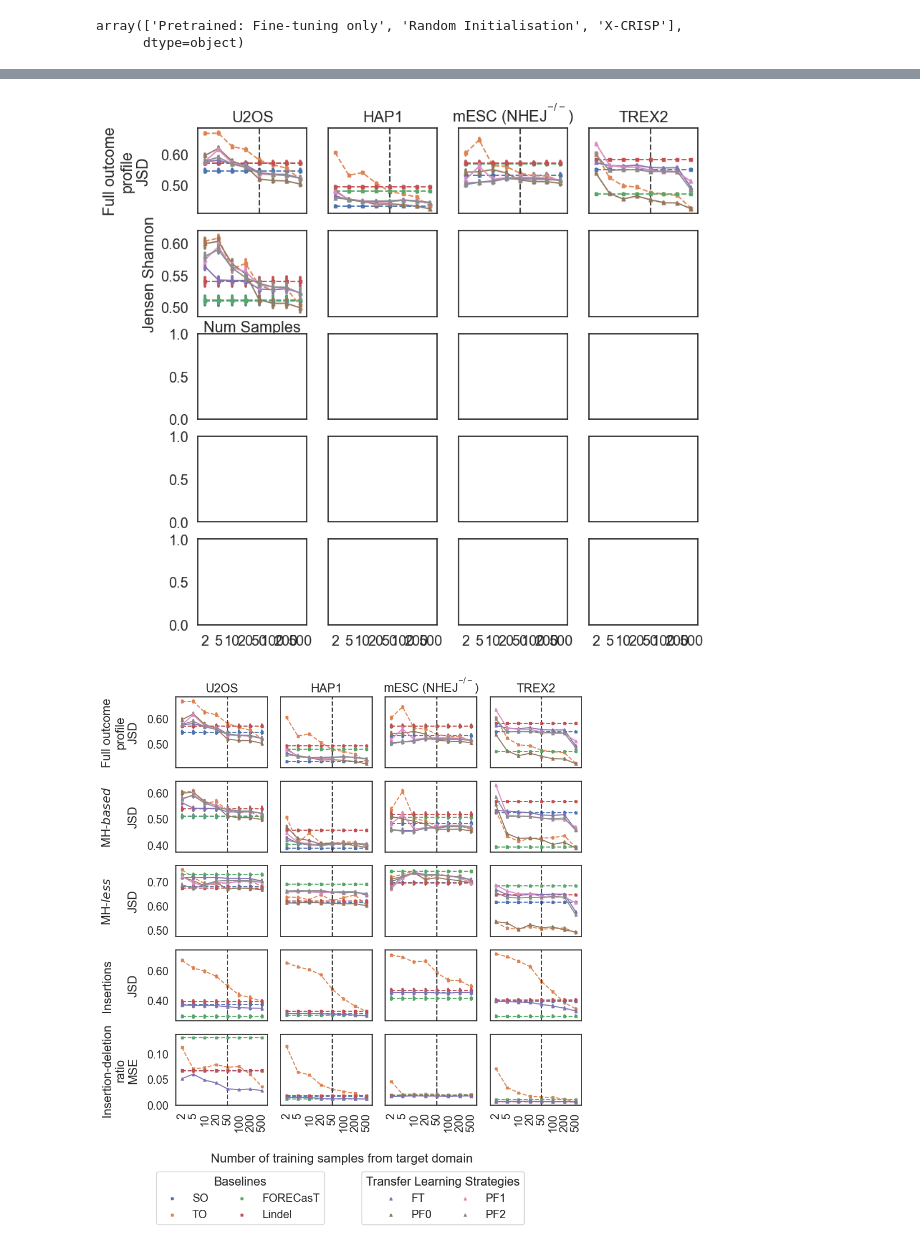
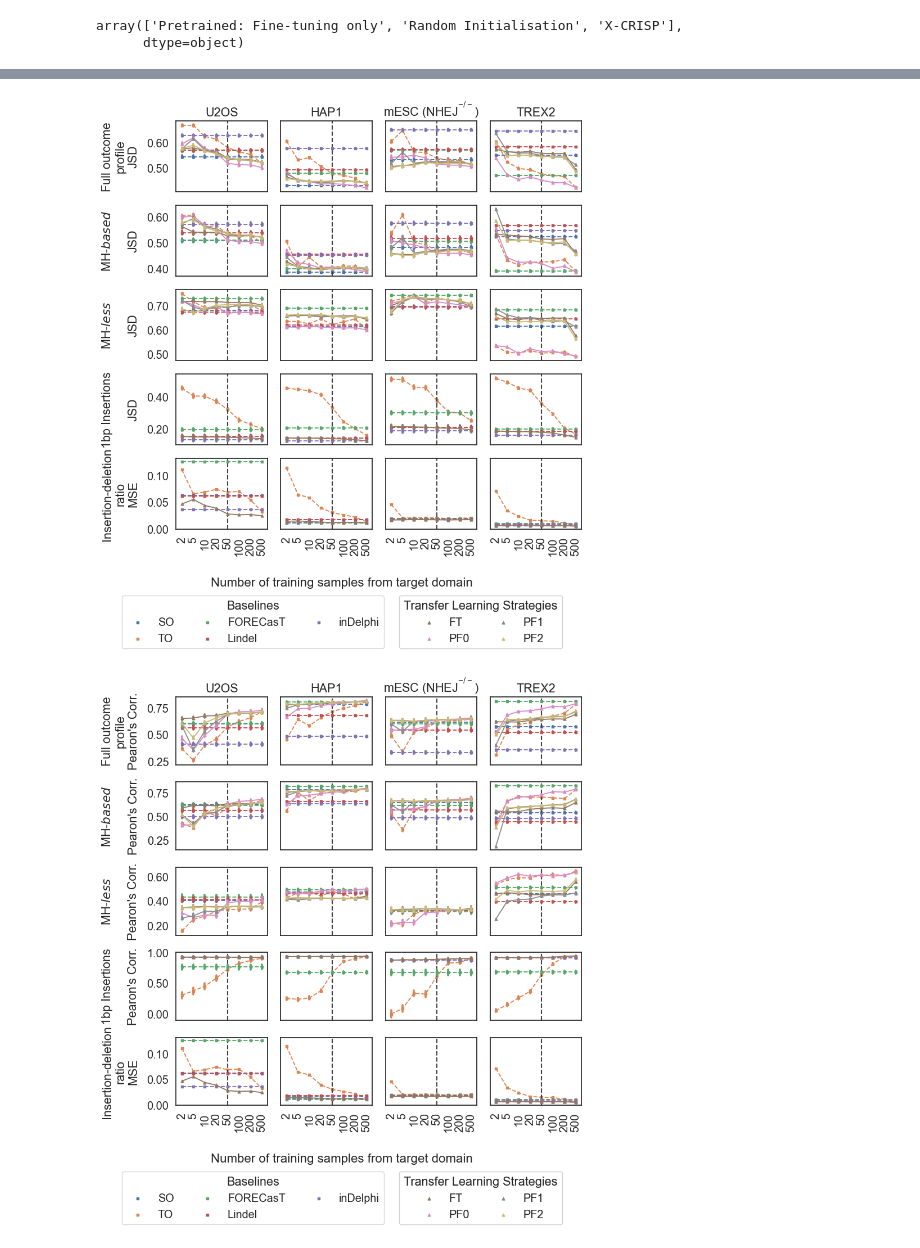
Before and after one commit to zouter/XCRISP, a Jupyter notebook: notebooks/figures/4.transfer_learning.ipynb, the cells around one changed output, grey strips where cells are left out. Cells and saved outputs as stored; diff of their text form; code cells hidden in the pictures.

```diff
--- a/notebooks/figures/4.transfer_learning.ipynb
+++ b/notebooks/figures/4.transfer_learning.ipynb
@@ -39,7 +39,13 @@ def plot_transfer_learning(measurement, what="overall", labels=common_labels):
         "corr": "Pearson's Correlation",
         "kl_div": "KL Divergence",
         "mse": "Mean Squared Error",
-        "js": "Jensen Shannon"
+        "js": "Jensen Shannon",
+        "Deletion": "Deletion",
+        "1BP Deletion": "1BP Deletion",
+        "1BP Insertion": "1BP Insertion",
+        "1BP Frameshift": "1BP Frameshift",
+        "2BP Frameshift": "2BP Frameshift",
+        "Frameshift": "Frameshift"
     }
     d = []
     # for k in file_mapping.keys():
@@ -262,6 +275,7 @@ common_labels = {
     "baseline": "TO",
     "FORECasT": "FORECasT",
     "Lindel": "Lindel",
+    "inDelphi": "inDelphi",
     "pretrainedsamearch": "FT",
     "weightinit": "PF0",
     "pretrainedonefrozenlayer": "PF1",
@@ -273,6 +287,7 @@ insertion_labels = {
     "CRISPRedict": "SO",
     "FORECasT": "FORECasT",
     "Lindel": "Lindel",
+    "inDelphi": "inDelphi",
     "pretrainedsamearch": "FT",
 }
 
@@ -289,8 +304,8 @@ def make_single_plot(m="overall", c="js", g="inDelphi U2OS WT", ax=None, common_
     sns.set_style("white")
 
     labels = common_labels if m in ["overall", "mh", "mhless"] else insertion_labels
-    linestyles = (["--", "--", "--", "--"] + ["-"] * (len(labels)-2)) if m in ["overall", "mh", "mhless"] else ["--", "--", "--", "--", "-"]
-    markers = ([",", ",", ",", ","] + ["^"] * (len(labels)-2)) if m in ["overall", "mh", "mhless"] else [",", ",", ",", ",", "^"]
+    linestyles = ((["--"] * 5) + (["-"] * 4)) if m in ["overall", "mh", "mhless"] else ["--", "--", "--", "--", "--", "-"]
+    markers = (([","] * 5) + (["^"] * 4)) if m in ["overall", "mh", "mhless"] else [",", ",", ",", ",", ",", "^"]
 
 
     tl_datafile = os.environ["OUTPUT_DIR"] + "Results/Transfer_Learning/{}.tsv"
@@ -353,7 +368,7 @@ metric_labels = {
     "mse": "MSE",
 }
 
-for metric in ["js", "corr", "mse"]:
+for metric in ["js", "corr"]:
 
     fig, axes = plt.subplots(5, 4, sharex=True, sharey="row", figsize=(9, 9))
 
@@ -364,7 +379,7 @@ for metric in ["js", "corr", "mse"]:
 
     d_overall = {}
     for i, dataset in enumerate(datasets):
-        p, d = make_single_plot("overall", "js", dataset, ax=axes[0,i])
+        p, d = make_single_plot("overall", metric, dataset, ax=axes[0,i])
         p.get_legend().remove()
         p.set_title(dataset)
         p.set_ylabel("" if i > 0 else f"Full outcome\nprofile\n{metric_labels[metric]}", labelpad=10)
@@ -375,7 +390,7 @@ for metric in ["js", "corr", "mse"]:
 
     d_mh = {}
     for i, dataset in enumerate(datasets):
-        p, d = make_single_plot("mh", "js", dataset, ax=axes[1,i])
+        p, d = make_single_plot("mh", metric, dataset, ax=axes[1,i])
         p.get_legend().remove()
         p.set_title("")
         p.set_ylabel("" if i > 0 else "MH-$\it{based}$\n\n" + f"{metric_labels[metric]}", labelpad=10)
@@ -386,7 +401,7 @@ for metric in ["js", "corr", "mse"]:
 
     d_mhless = {}
     for i, dataset in enumerate(datasets):
-        p, d = make_single_plot("mhless", "js", dataset, ax=axes[2,i])
+        p, d = make_single_plot("mhless", metric, dataset, ax=axes[2,i])
         p.get_legend().remove()
         p.set_title("")
         p.set_ylabel("" if i > 0 else "MH-$\it{less}$\n\n" + f"{metric_labels[metric]}", labelpad=10)
@@ -397,38 +412,38 @@ for metric in ["js", "corr", "mse"]:
 
     d_insertions = {}
     for i, dataset in enumerate(datasets):
-        p, d = make_single_plot("insertions", "js", dataset, ax=axes[3,i])
+        p, d = make_single_plot("insertions", metric, dataset, ax=axes[3,i])
         p.get_legend().remove()
         p.set_title("")
-        p.set_ylabel("" if i > 0 else f"Insertions\n\n{metric_labels[metric]}", labelpad=10)
+        p.set_ylabel("" if i > 0 else f"1bp Insertions\n\n{metric_labels[metric]}", labelpad=10)
         p.set_xlabel("")
         p.axvline(4, color=".25", linestyle="--")
         p.yaxis.set_major_formatter(FuncFormatter(format_two_decimals))
         d_insertions[dataset] = d
 
     d_indels = {}
     for i, dataset in enumerate(datasets):
         p, d = make_single_plot("indels", "mse", dataset, ax=axes[4,i])
         p.get_legend().remove()
         p.set_title("")
         p.set_ylabel("" if i > 0 else f"Insertion-deletion\nratio\nMSE", labelpad=10)
         p.set_xlabel(None)
         p.axvline(4, color=".25", linestyle="--")
         p.set_xticklabels(p.get_xticklabels(), rotation=90, ha='right', rotation_mode='anchor', verticalalignment='center')
         p.yaxis.set_major_formatter(FuncFormatter(format_two_decimals))
         d_indels[dataset] = d
 
     fig.supxlabel("Number of training samples from target domain", fontsize=16)
 
     handles, labels = axes[0,0].get_legend_handles_labels()
-    legend1 = fig.legend(handles[4:], labels[4:], loc='lower center', ncol=2, bbox_to_anchor=(0.7, -0.12), title="Transfer Learning Strategies")
-    fig.legend(handles[:4], labels[:4], loc='lower center', ncol=2, bbox_to_anchor=(0.3, -0.12), title="Baselines")
+    legend1 = fig.legend(handles[5:], labels[5:], loc='lower center', ncol=2, bbox_to_anchor=(0.775, -0.12), title="Transfer Learning Strategies")
+    fig.legend(handles[:5], labels[:5], loc='lower center', ncol=3, bbox_to_anchor=(0.325, -0.12), title="Baselines")
 
     plt.gca().add_artist(legend1)
 
     plt.tight_layout()
     plt.savefig(f"./artifacts/transfer_learning_{metric}.pdf",  bbox_inches='tight')
     plt.show()
 # %% [output]
-[figure, old version]
+[figure, new version]
-[figure, old version]
+[figure, new version]
```
Also changed, not shown: parts of 7 cells of this notebook, 12 other files.
